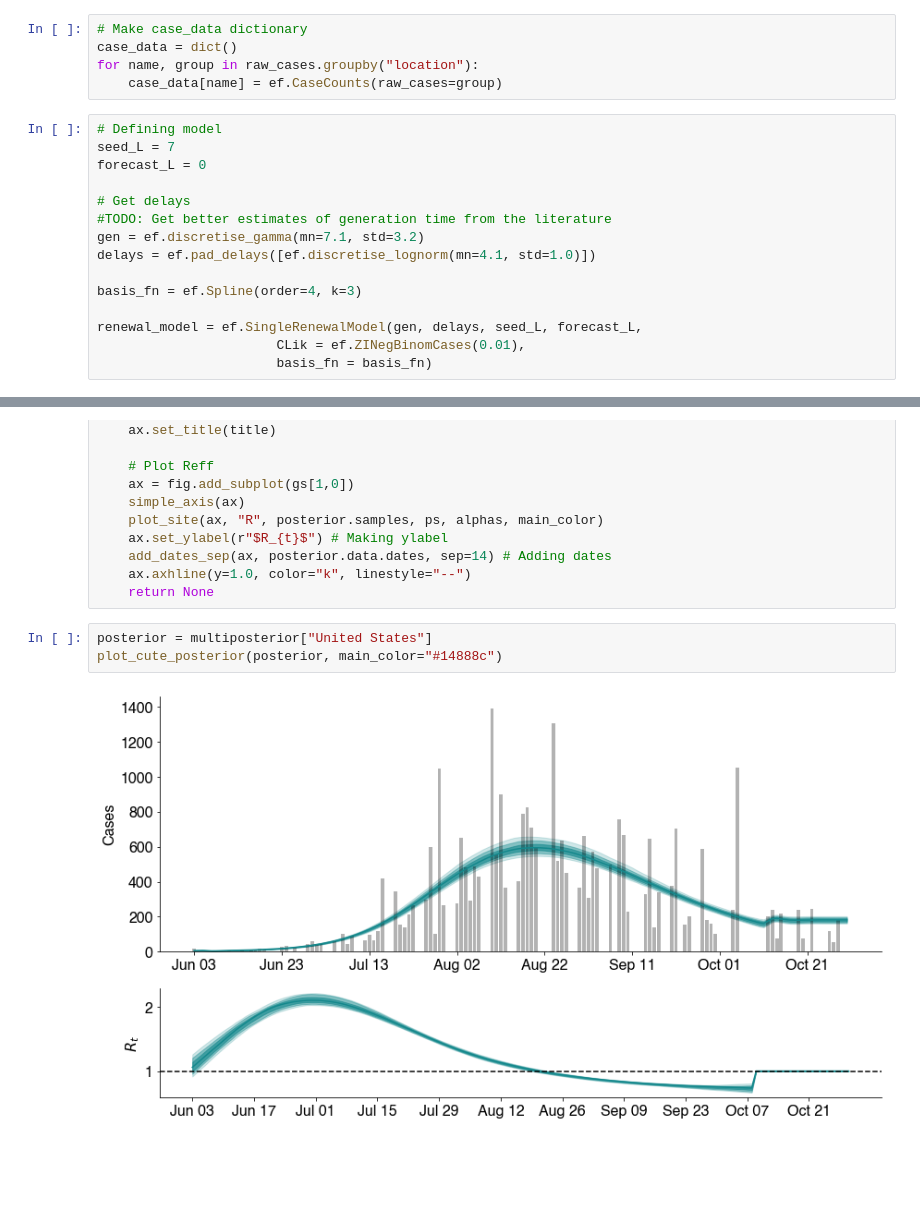
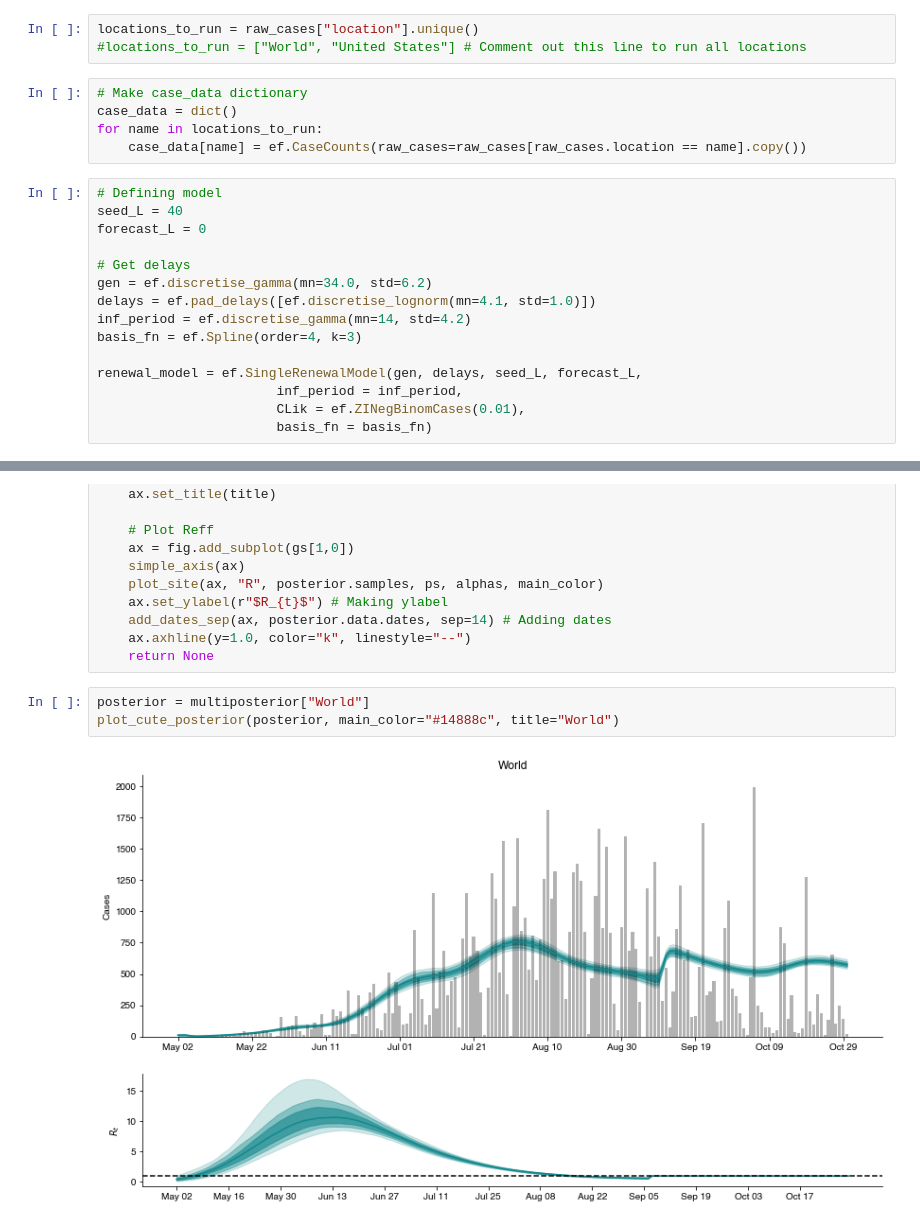
Before and after one commit to blab/mpox-dynamics, a Jupyter notebook: case-rt-analysis/estimates/monkeypox-renewal-analysis.ipynb, the cells around one changed output, grey strips where cells are left out. Cells and saved outputs as stored; diff of their text form; blank space fills up the shorter version.

Commit message:
Updating case-based estimates

```diff
--- a/case-rt-analysis/estimates/monkeypox-renewal-analysis.ipynb
+++ b/case-rt-analysis/estimates/monkeypox-renewal-analysis.ipynb
@@ -20,24 +20,27 @@ raw_cases
 | 1297 | World | 2022-10-29 | 143.0 |
 | 1298 | World | 2022-10-30 | 21.0 |
 1299 rows × 3 columns
+# %%
+locations_to_run = raw_cases["location"].unique()
+#locations_to_run = ["World", "United States"] # Comment out this line to run all locations
 # %%
 # Make case_data dictionary
 case_data = dict()
-for name, group in raw_cases.groupby("location"):
-    case_data[name] = ef.CaseCounts(raw_cases=group)
+for name in locations_to_run:
+    case_data[name] = ef.CaseCounts(raw_cases=raw_cases[raw_cases.location == name].copy())
 # %%
 # Defining model
-seed_L = 7
+seed_L = 40
 forecast_L = 0
 
 # Get delays
-#TODO: Get better estimates of generation time from the literature
-gen = ef.discretise_gamma(mn=7.1, std=3.2)
+gen = ef.discretise_gamma(mn=34.0, std=6.2)
 delays = ef.pad_delays([ef.discretise_lognorm(mn=4.1, std=1.0)])
-
+inf_period = ef.discretise_gamma(mn=14, std=4.2)
 basis_fn = ef.Spline(order=4, k=3)
 
 renewal_model = ef.SingleRenewalModel(gen, delays, seed_L, forecast_L,
+                       inf_period = inf_period,
                        CLik = ef.ZINegBinomCases(0.01),
                        basis_fn = basis_fn)
 # %%
@@ -150,10 +150,10 @@ def plot_cute_posterior(posterior, main_color="#FF00FF", title=""):
     ax.axhline(y=1.0, color="k", linestyle="--")
     return None
 # %%
-posterior = multiposterior["United States"]
-plot_cute_posterior(posterior, main_color="#14888c")
+posterior = multiposterior["World"]
+plot_cute_posterior(posterior, main_color="#14888c", title="World")
 # %% [output]
-[figure, old version]
+[figure, new version]
 # %%
 def get_site(
     samples, data, ps, name, site, forecast=False
```
Also changed, not shown: parts of 7 cells of this notebook, 4 other files.
